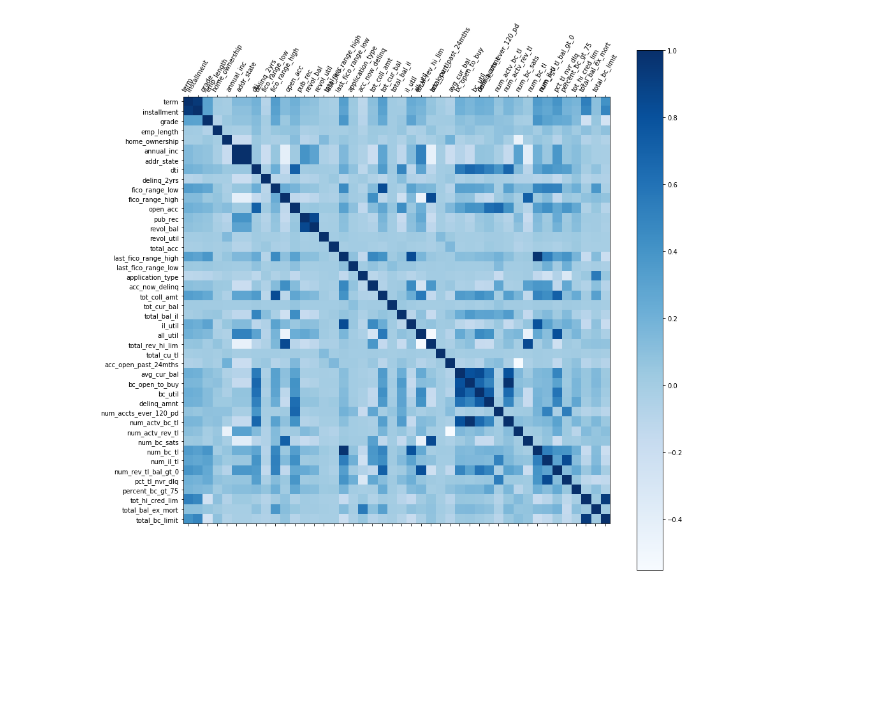
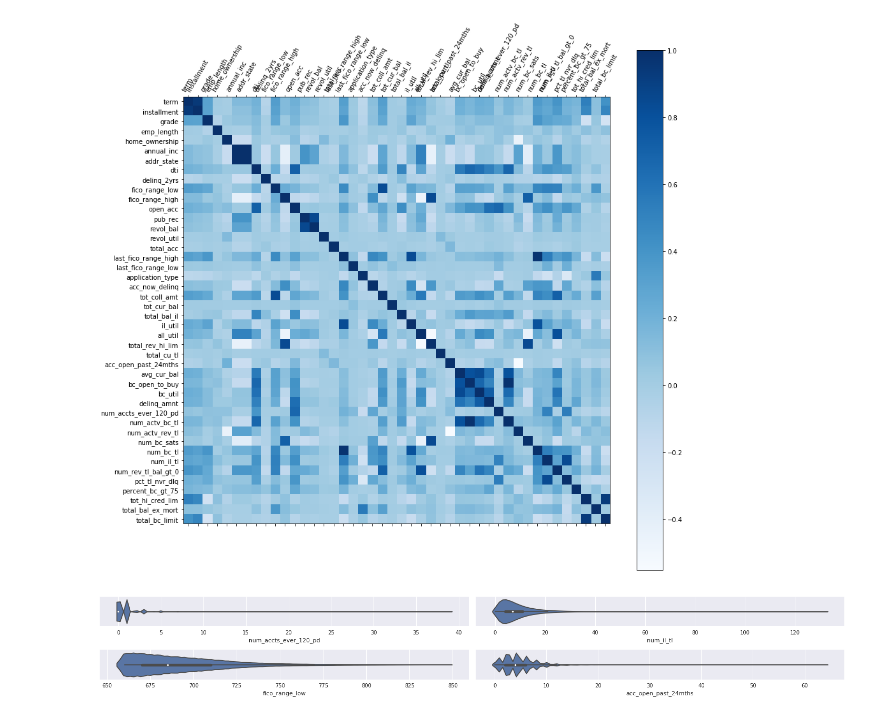
Before and after one commit to jamesandersen/aws-machine-learning-demo, a Jupyter notebook: keras-deeplearning/lending-club-loan-grades.ipynb, the cells around one changed output. Cells and saved outputs as stored; diff of their text form; code cells hidden in the pictures; blank space fills up the shorter version.

```diff
--- a/keras-deeplearning/lending-club-loan-grades.ipynb
+++ b/keras-deeplearning/lending-club-loan-grades.ipynb
@@ -76,6 +79,31 @@ None
 plots.plot_correlation_matrix(helper.lcdata)
 # %% [output]
 [figure]
+# %%
+import matplotlib.pyplot as plt
+import seaborn as sns
+
+sns.set()
+plt.rcParams["figure.figsize"] = (20,3)
+
+# Create violinplot
+plt.subplot(221)
+sns.violinplot(x = "num_accts_ever_120_pd", data=helper.lcdata)
+
+plt.subplot(222)
+sns.violinplot(x = "num_il_tl", data=helper.lcdata)
+
+plt.subplot(223)
+sns.violinplot(x = "fico_range_low", data=helper.lcdata)
+
+plt.subplot(224)
+sns.violinplot(x = "acc_open_past_24mths", data=helper.lcdata)
+
+# Show the plot
+plt.tight_layout()
+plt.show()
+# %% [output]
+[figure, added]
 # %%
 import os
 
```
Also changed, not shown: parts of 9 cells of this notebook, 4 other files.
